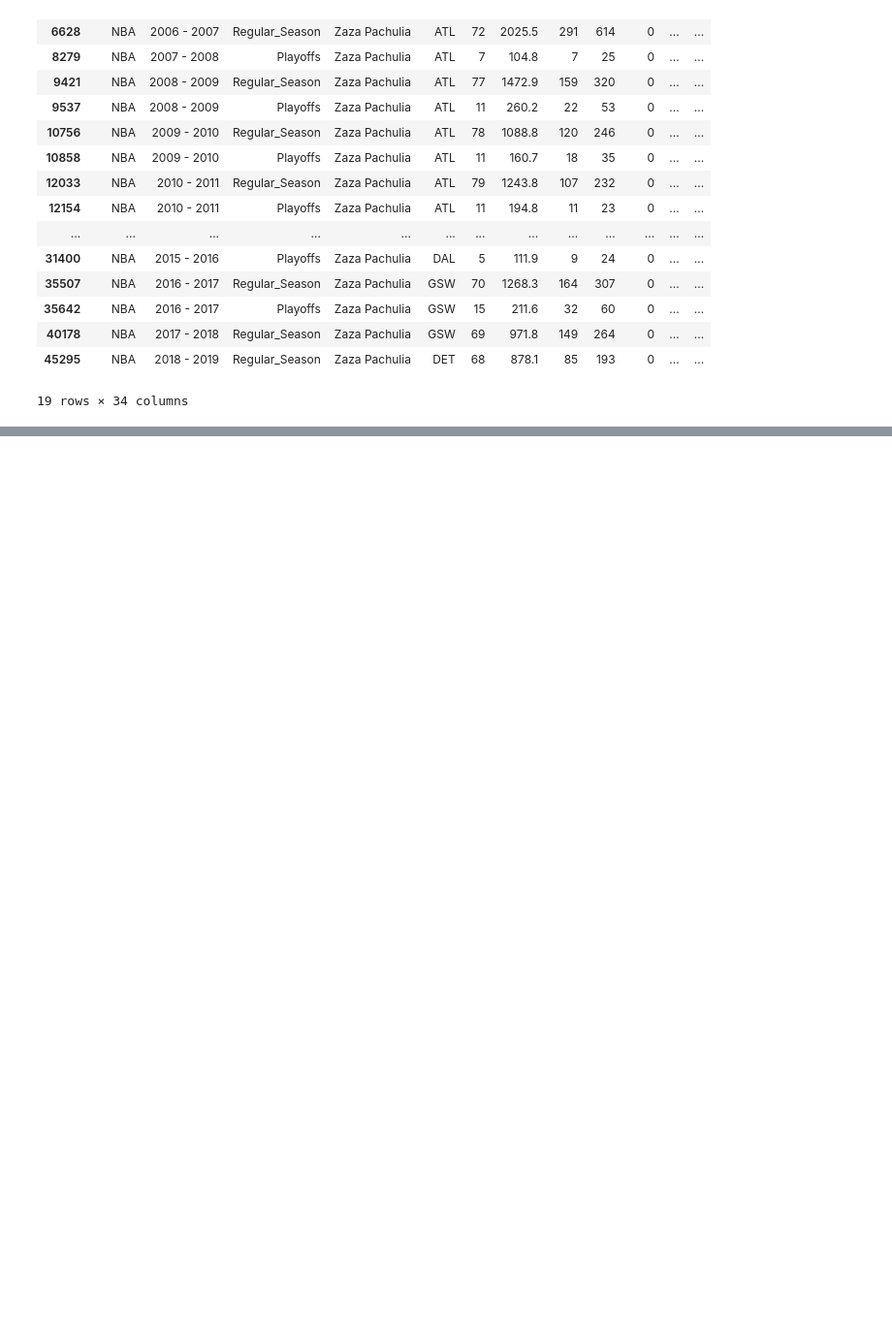
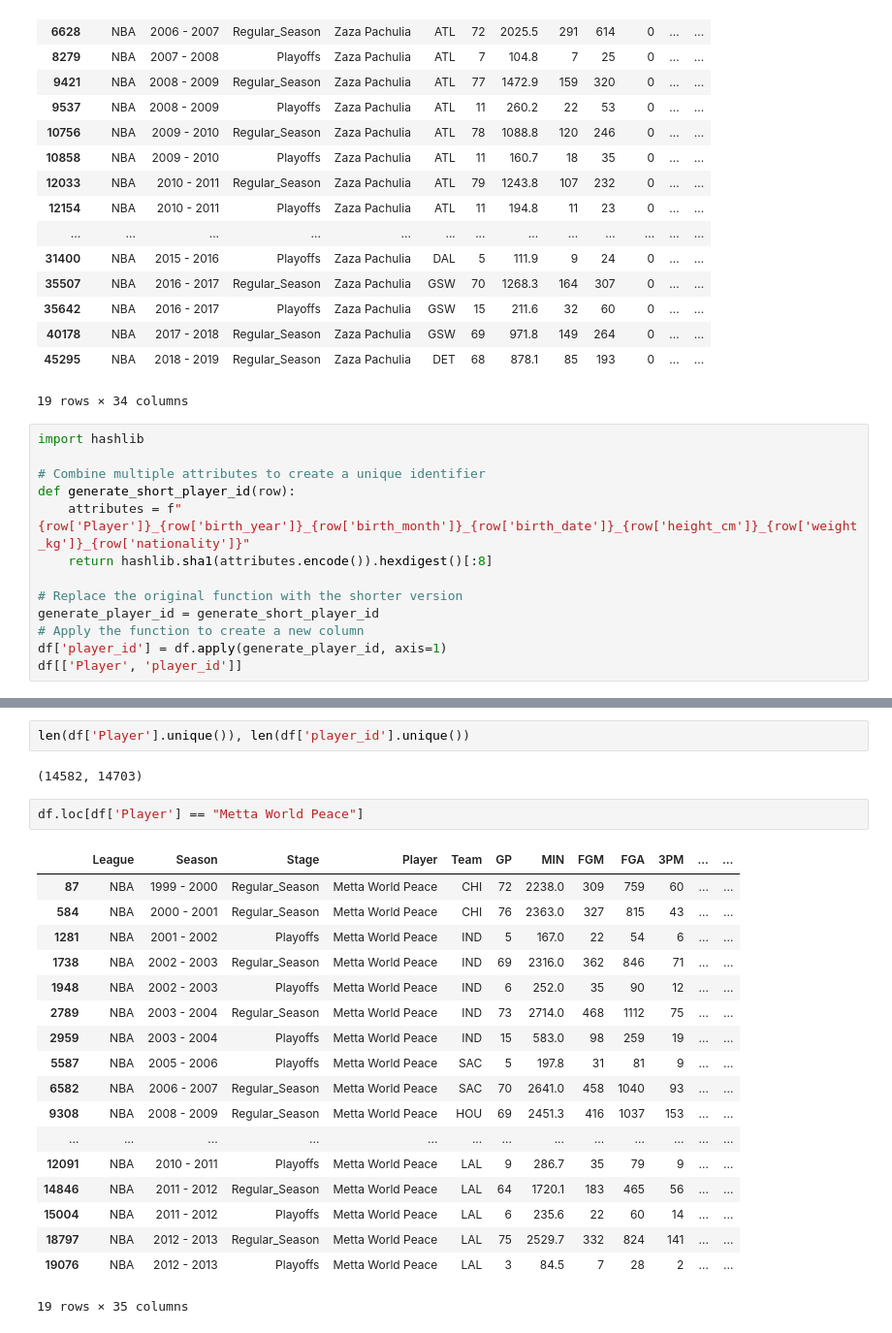
Before and after one commit to ChefBB/sna_project, a Jupyter notebook: exploration_bruno.ipynb, the cells around one changed output, grey strips where cells are left out. Shown at 97% size. Drawn from its saved outputs; the diff is of its cells as text; blank space fills up the shorter version.

Commit message:
added id to players

```diff
--- a/exploration_bruno.ipynb
+++ b/exploration_bruno.ipynb
@@ -116,3 +116,16 @@ df.loc[df['Player'] == 'Zaza Pachulia']
 | 40178 | NBA | 2017 - 2018 | Regular_Season | Zaza Pachulia | GSW | 69 | 971.8 | 149 | 264 | 0 | ... | ... |
 | 45295 | NBA | 2018 - 2019 | Regular_Season | Zaza Pachulia | DET | 68 | 878.1 | 85 | 193 | 0 | ... | ... |
 19 rows × 34 columns
+# %%
+import hashlib
+
+# Combine multiple attributes to create a unique identifier
+def generate_short_player_id(row):
+    attributes = f"{row['Player']}_{row['birth_year']}_{row['birth_month']}_{row['birth_date']}_{row['height_cm']}_{row['weight_kg']}_{row['nationality']}"
+    return hashlib.sha1(attributes.encode()).hexdigest()[:8]
+
+# Replace the original function with the shorter version
+generate_player_id = generate_short_player_id
+# Apply the function to create a new column
+df['player_id'] = df.apply(generate_player_id, axis=1)
+df[['Player', 'player_id']]
@@ -118,0 +146,25 @@ df.loc[df['Player'] == 'Zaza Pachulia']
+# %%
+len(df['Player'].unique()), len(df['player_id'].unique())
+# %% [output]
+(14582, 14703)
+# %%
+df.loc[df['Player'] == "Metta World Peace"]
+# %% [output]
+|  | League | Season | Stage | Player | Team | GP | MIN | FGM | FGA | 3PM | ... | ... |
+| 87 | NBA | 1999 - 2000 | Regular_Season | Metta World Peace | CHI | 72 | 2238.0 | 309 | 759 | 60 | ... | ... |
+| 584 | NBA | 2000 - 2001 | Regular_Season | Metta World Peace | CHI | 76 | 2363.0 | 327 | 815 | 43 | ... | ... |
+| 1281 | NBA | 2001 - 2002 | Playoffs | Metta World Peace | IND | 5 | 167.0 | 22 | 54 | 6 | ... | ... |
+| 1738 | NBA | 2002 - 2003 | Regular_Season | Metta World Peace | IND | 69 | 2316.0 | 362 | 846 | 71 | ... | ... |
+| 1948 | NBA | 2002 - 2003 | Playoffs | Metta World Peace | IND | 6 | 252.0 | 35 | 90 | 12 | ... | ... |
+| 2789 | NBA | 2003 - 2004 | Regular_Season | Metta World Peace | IND | 73 | 2714.0 | 468 | 1112 | 75 | ... | ... |
+| 2959 | NBA | 2003 - 2004 | Playoffs | Metta World Peace | IND | 15 | 583.0 | 98 | 259 | 19 | ... | ... |
+| 5587 | NBA | 2005 - 2006 | Playoffs | Metta World Peace | SAC | 5 | 197.8 | 31 | 81 | 9 | ... | ... |
+| 6582 | NBA | 2006 - 2007 | Regular_Season | Metta World Peace | SAC | 70 | 2641.0 | 458 | 1040 | 93 | ... | ... |
+| 9308 | NBA | 2008 - 2009 | Regular_Season | Metta World Peace | HOU | 69 | 2451.3 | 416 | 1037 | 153 | ... | ... |
+| ... | ... | ... | ... | ... | ... | ... | ... | ... | ... | ... | ... | ... |
+| 12091 | NBA | 2010 - 2011 | Playoffs | Metta World Peace | LAL | 9 | 286.7 | 35 | 79 | 9 | ... | ... |
+| 14846 | NBA | 2011 - 2012 | Regular_Season | Metta World Peace | LAL | 64 | 1720.1 | 183 | 465 | 56 | ... | ... |
+| 15004 | NBA | 2011 - 2012 | Playoffs | Metta World Peace | LAL | 6 | 235.6 | 22 | 60 | 14 | ... | ... |
+| 18797 | NBA | 2012 - 2013 | Regular_Season | Metta World Peace | LAL | 75 | 2529.7 | 332 | 824 | 141 | ... | ... |
+| 19076 | NBA | 2012 - 2013 | Playoffs | Metta World Peace | LAL | 3 | 84.5 | 7 | 28 | 2 | ... | ... |
+19 rows × 35 columns
```
Also changed, not shown: parts of 3 cells of this notebook, 1 other file.
